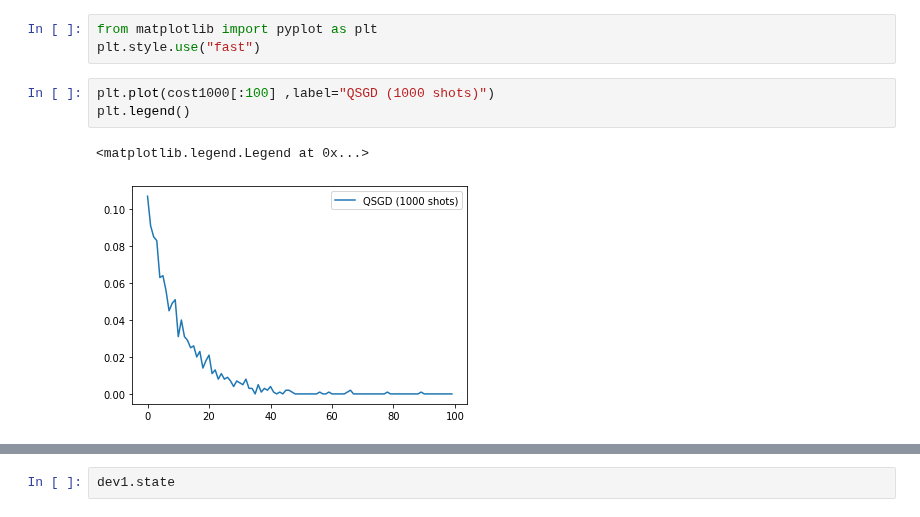
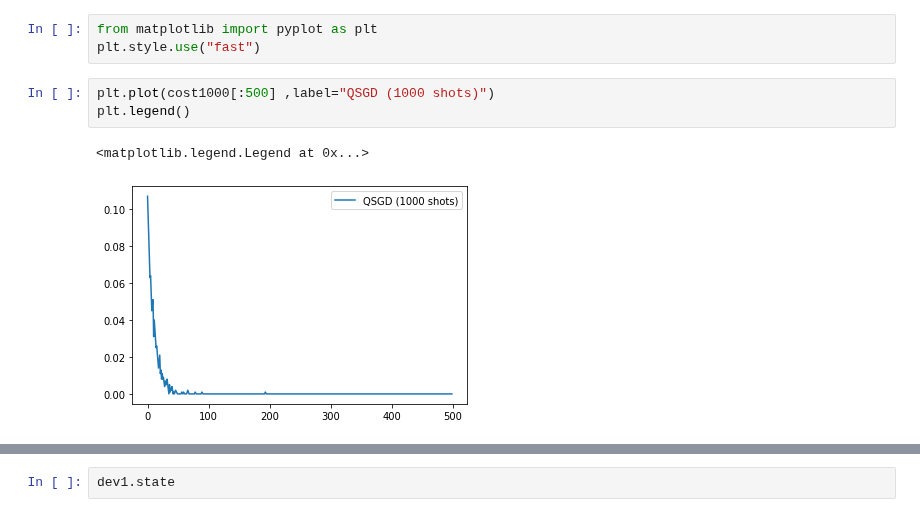
Before and after one commit to kareem1925/Ismailia-school-of-AI, a Jupyter notebook: machine learning for classifying quantum states/pennylane-quantum-state-learning.ipynb, the cells around one changed output, grey strips where cells are left out. Saved outputs shown, nothing was run; the diff lists cells and outputs as text.

```diff
--- a/machine learning for classifying quantum states/pennylane-quantum-state-learning.ipynb
+++ b/machine learning for classifying quantum states/pennylane-quantum-state-learning.ipynb
@@ -149,9 +269,9 @@ print("Optimized rotation angles: {}".format(params))
 from matplotlib import pyplot as plt
 plt.style.use("fast")
 # %%
-plt.plot(cost1000[:100] ,label="QSGD (1000 shots)")
+plt.plot(cost1000[:500] ,label="QSGD (1000 shots)")
 plt.legend()
 # %% [output]
 <matplotlib.legend.Legend at 0x...>
-[figure, old version]
+[figure, new version]
 # %%
```
Also changed, not shown: parts of 16 cells of this notebook.
